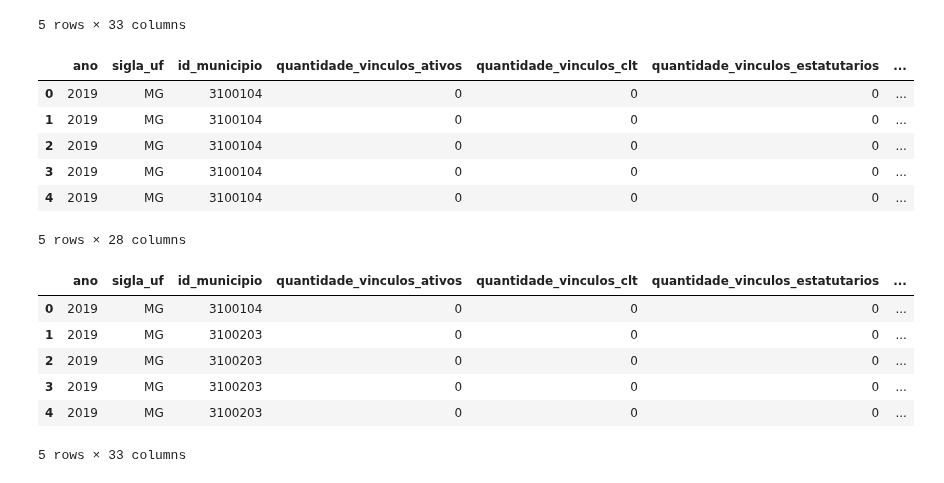
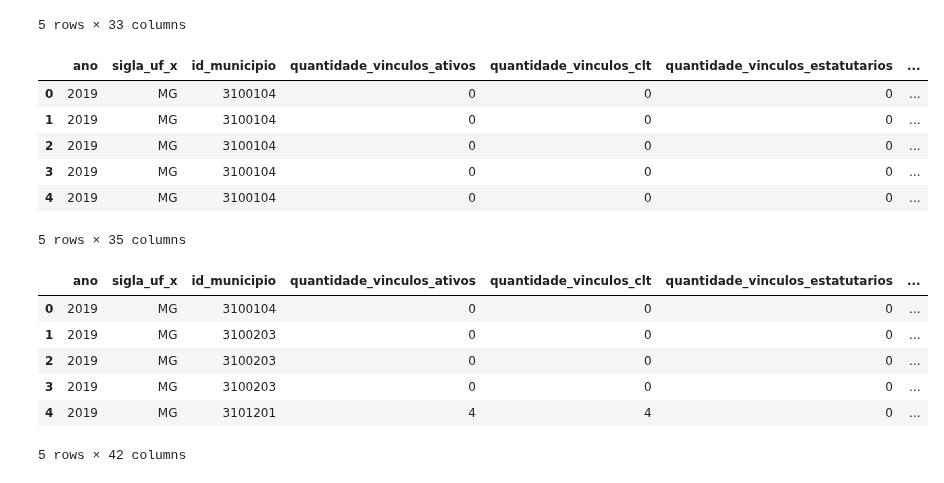
Before and after one commit to Leonardo-Dias-Up/Leonardo-Dias-Up, a Jupyter notebook: Análise_Multivariada_RAIS.ipynb, the cells around one changed output. Drawn from its saved outputs; the diff is of its cells as text; code cells hidden in the pictures.

```diff
--- a/Análise_Multivariada_RAIS.ipynb
+++ b/Análise_Multivariada_RAIS.ipynb
@@ -100,31 +132,31 @@ df_merged.head()
 5 rows × 33 columns
 # %%
 # Tratando as naturezas jurídicas
-rais_2019e2020['natureza_juridica'] = rais_2019e2020['natureza_juridica'].astype(int)
+df_merged['natureza_juridica'] = df_merged['natureza_juridica'].astype(int)
 nat_juridica['natureza_juridica'] = nat_juridica['natureza_juridica'].astype(int)
-df_merged2 = rais_2019e2020.merge(nat_juridica, on='natureza_juridica')
+df_merged2 = df_merged.merge(nat_juridica, on='natureza_juridica')
 df_merged2.head()
 # %% [output]
-|  | ano | sigla_uf | id_municipio | quantidade_vinculos_ativos | quantidade_vinculos_clt | quantidade_vinculos_estatutarios | ... |
+|  | ano | sigla_uf_x | id_municipio | quantidade_vinculos_ativos | quantidade_vinculos_clt | quantidade_vinculos_estatutarios | ... |
 | 0 | 2019 | MG | 3100104 | 0 | 0 | 0 | ... |
 | 1 | 2019 | MG | 3100104 | 0 | 0 | 0 | ... |
 | 2 | 2019 | MG | 3100104 | 0 | 0 | 0 | ... |
 | 3 | 2019 | MG | 3100104 | 0 | 0 | 0 | ... |
 | 4 | 2019 | MG | 3100104 | 0 | 0 | 0 | ... |
-5 rows × 28 columns
+5 rows × 35 columns
 # %%
 # Tratando os Cnae's
-rais_2019e2020['cnae_2'] = rais_2019e2020['cnae_2'].astype(int)
+df_merged2['cnae_2'] = df_merged2['cnae_2'].astype(int)
 cnae2['cnae_2'] = cnae2['cnae_2'].astype(int)
-df_merged3 = rais_2019e2020.merge(cnae2, on='cnae_2')
+df_merged3 = df_merged2.merge(cnae2, on='cnae_2')
 df_merged3.head()
 # %% [output]
-|  | ano | sigla_uf | id_municipio | quantidade_vinculos_ativos | quantidade_vinculos_clt | quantidade_vinculos_estatutarios | ... |
+|  | ano | sigla_uf_x | id_municipio | quantidade_vinculos_ativos | quantidade_vinculos_clt | quantidade_vinculos_estatutarios | ... |
 | 0 | 2019 | MG | 3100104 | 0 | 0 | 0 | ... |
 | 1 | 2019 | MG | 3100203 | 0 | 0 | 0 | ... |
 | 2 | 2019 | MG | 3100203 | 0 | 0 | 0 | ... |
 | 3 | 2019 | MG | 3100203 | 0 | 0 | 0 | ... |
-| 4 | 2019 | MG | 3100203 | 0 | 0 | 0 | ... |
+| 4 | 2019 | MG | 3101201 | 4 | 4 | 0 | ... |
-5 rows × 33 columns
+5 rows × 42 columns
 # %%
 # Análise descritiva da base tratada
```
Also changed, not shown: parts of 8 cells of this notebook.
